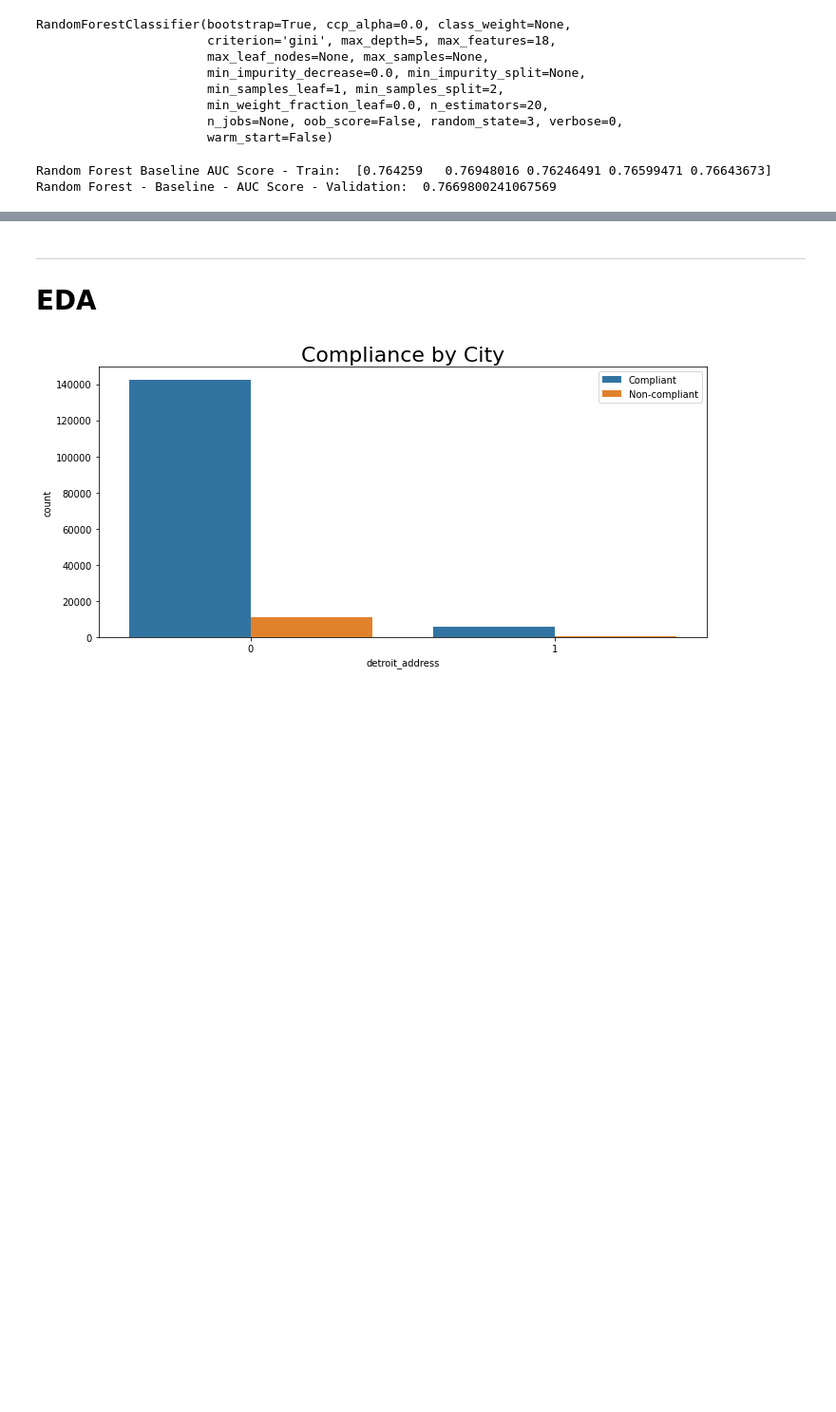
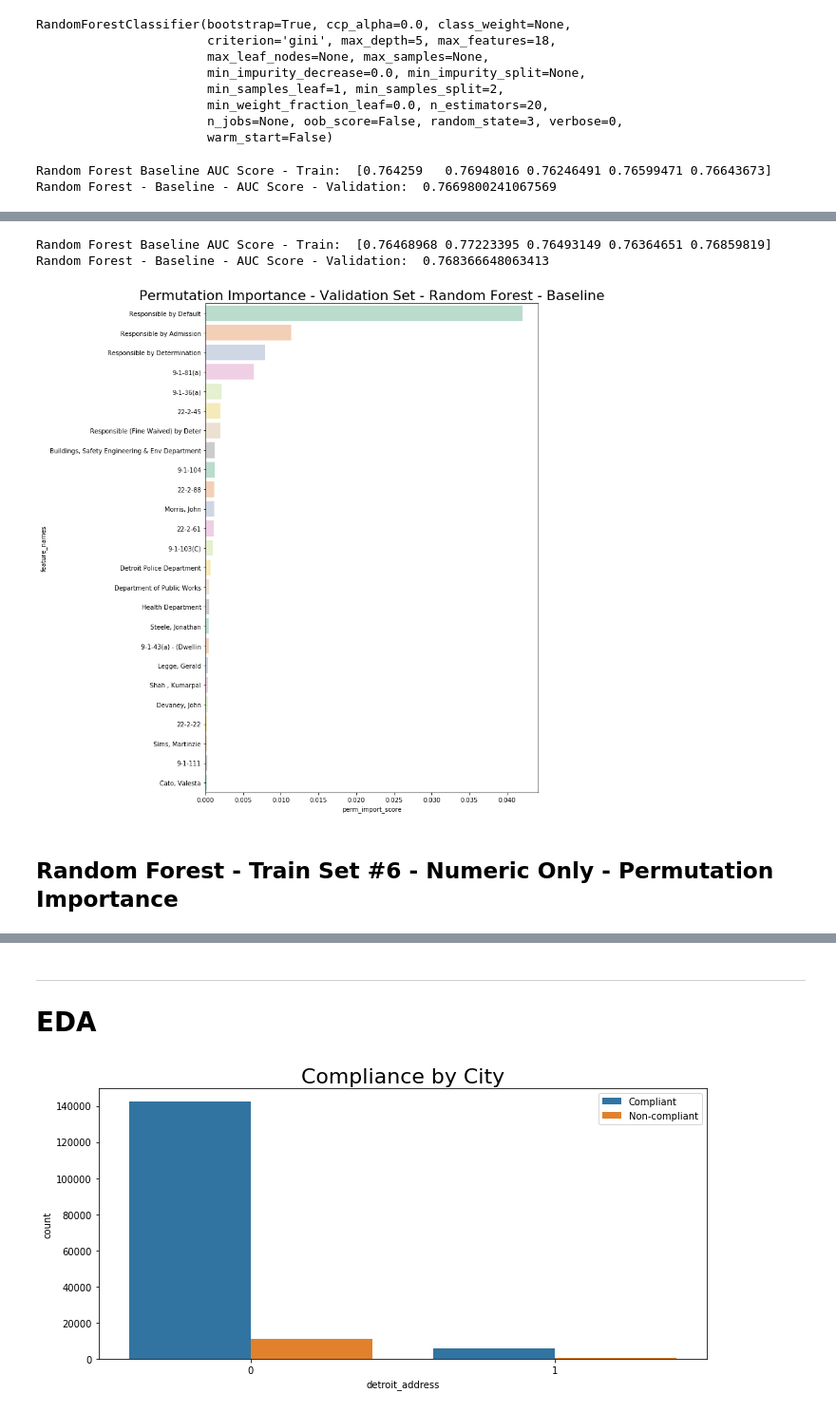
Before and after one commit to Morgan-Sell/detroit-blight-ticket, a Jupyter notebook: supervised_ml.ipynb, the cells around one changed output, grey strips where cells are left out. Shown: that part at 95% size. Cells and saved outputs as stored; diff of their text form; code cells hidden in the pictures; blank space fills up the shorter version.

Commit message:
Used permutation importance to identify most informative features.

```diff
--- a/supervised_ml.ipynb
+++ b/supervised_ml.ipynb
@@ -352,7 +343,7 @@ def plot_permutation_import(model, X, y, feat_names, n_repeats=10):
     df_perm_import.columns=df_perm_import.columns.str.strip()
     df_perm_import.sort_values('perm_import_score', inplace=True, ascending=False)
 
-    plt.figure(figsize=(20,20))
+    plt.figure(figsize=(12,12))
     perm_import_top_25 = df_perm_import.iloc[:25, :]
     sns.barplot(x='perm_import_score', y='feature_names', data=perm_import_top_25, palette='Pastel2')
     plt.title('Permutation Importance - Validation Set - Random Forest - Baseline', fontsize=22)
@@ -458,0 +472,11 @@ plot_permutation_import(forest4, X4_val, y4_val, train4.columns, n_repeats=10)
+# %%
+train5 = train2[['detroit_address', 'MI_address', 'USA_address', 'CAN_address']].copy()
+train5 = pd.concat([train5, agency_dummy, disposition_dummy, violation_code_dummy, inspector_dummy], axis=1)
+X5 = train5.values
+y5 = train2['compliance'].values
+
+X5_train, X5_val, y5_train, y5_val = train_test_split(X5, y5, test_size=0.20, random_state=3)
+
+n_features = int(np.sqrt(X5.shape[1]))
+forest5 = RandomForestClassifier(max_depth=5, random_state=3, n_estimators=20, max_features=n_features)
+forest5.fit(X5_train, y5_train)
@@ -458,0 +492,16 @@ plot_permutation_import(forest4, X4_val, y4_val, train4.columns, n_repeats=10)
+# %%
+forest5_train_auc = cross_val_score(forest5, X5_train, y5_train, scoring='roc_auc', cv=5)
+y5_prob = forest5.predict_proba(X5_val)[:,1]
+y5_auc = roc_auc_score(y5_val, y5_prob)
+
+print('Random Forest Baseline AUC Score - Train: ', forest5_train_auc)
+print('Random Forest - Baseline - AUC Score - Validation: ', y5_auc )
+# %% [output]
+Random Forest Baseline AUC Score - Train:  [0.76468968 0.77223395 0.76493149 0.76364651 0.76859819]
+Random Forest - Baseline - AUC Score - Validation:  0.768366648063413
+# %%
+plot_permutation_import(forest5, X5_val, y5_val, train5.columns, n_repeats=10)
+# %% [output]
+[figure, added]
+# %% [markdown]
+## Random Forest - Train Set #6 - Numeric Only - Permutation Importance
```
Also changed, not shown: parts of 17 cells of this notebook.
